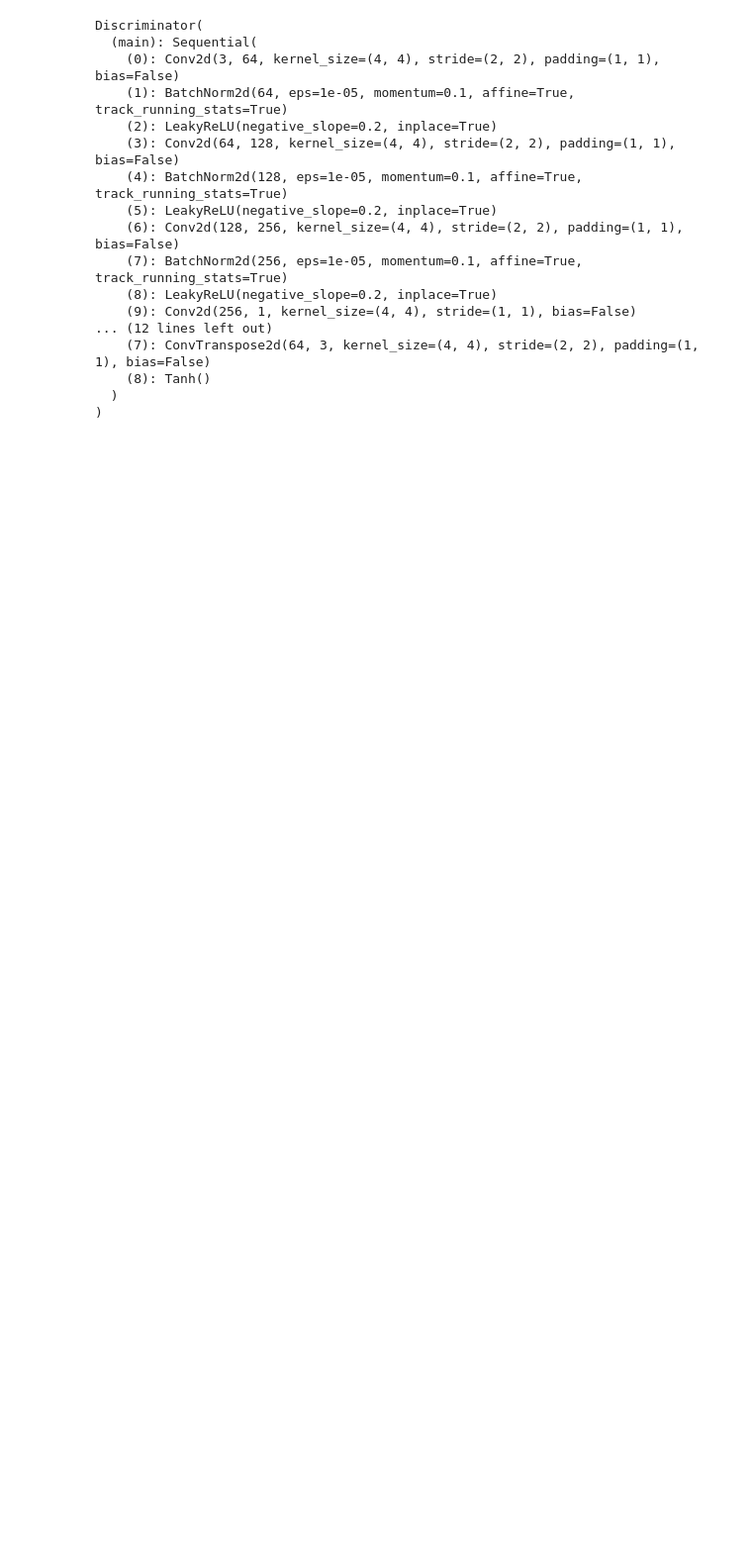
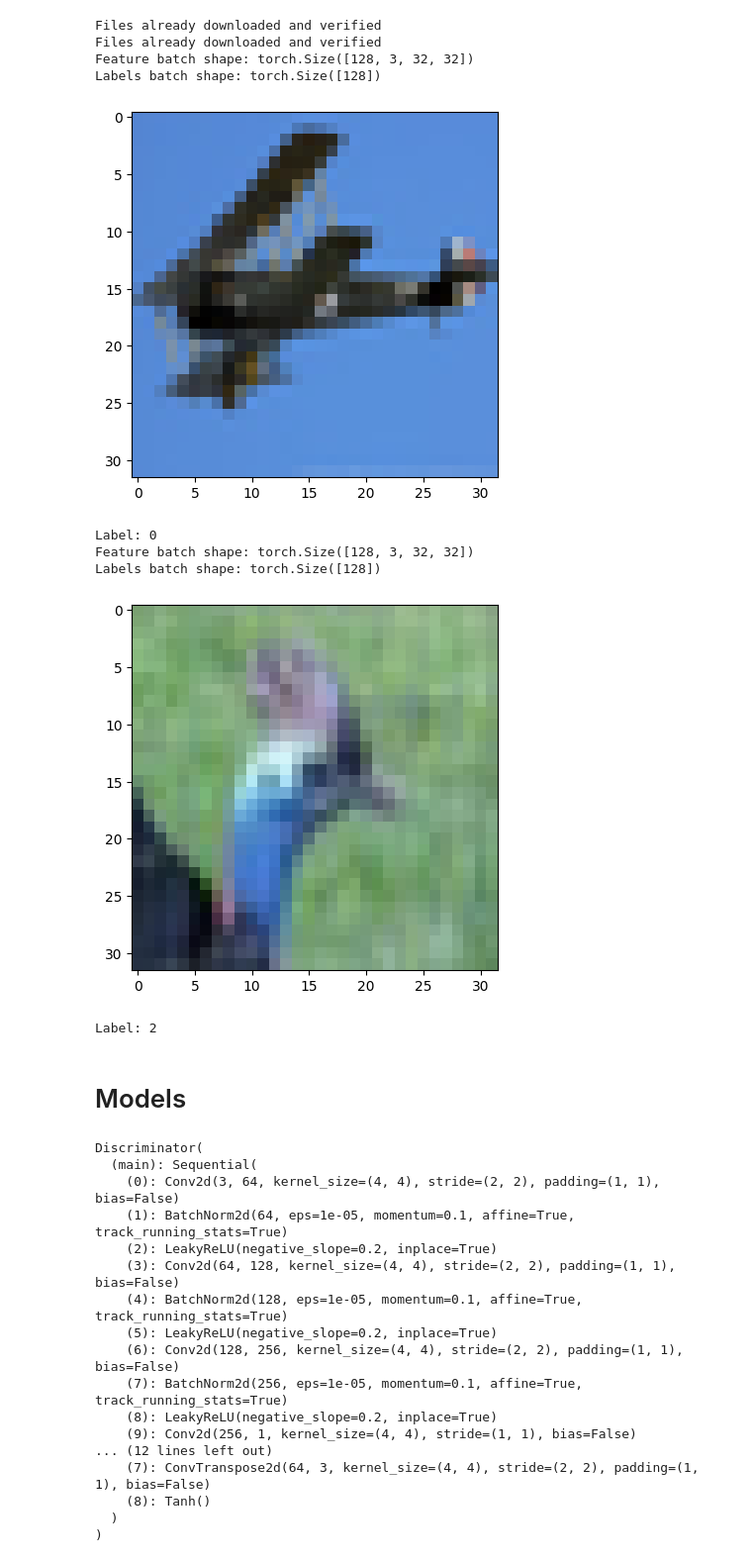
Before and after one commit to krzkro4122/image-generator, a Jupyter notebook: CifarGAN/CifarGAN.ipynb, the cells around one changed output. Shown at 99% size. Saved outputs shown, nothing was run; the diff lists cells and outputs as text; code cells hidden in the pictures; blank space fills up the shorter version.

```diff
--- a/CifarGAN/CifarGAN.ipynb
+++ b/CifarGAN/CifarGAN.ipynb
@@ -30,0 +43,7 @@ Random Seed:  999
+# %%
+image_size = 32
+batch_size = 128
+
+learning_rate = 0.0002
+beta1 = 0.5
+beta2 = 0.999
@@ -95,3 +87,28 @@ KeyboardInterrupt:
+# %%
+# Use the custom dataset in the data loader
+train_dataloader = torch.utils.data.DataLoader(
+    **get_cifar_loader_configuration(is_training=True)
+)
+# Use the custom dataset in the data loader
+test_dataloader = torch.utils.data.DataLoader(
+    **get_cifar_loader_configuration(is_training=False)
+)
+
+show_example_from(train_dataloader)
+show_example_from(test_dataloader)
+# %% [output]
+Files already downloaded and verified
+Files already downloaded and verified
+Feature batch shape: torch.Size([128, 3, 32, 32])
+Labels batch shape: torch.Size([128])
+[figure, added]
+Label: 0
+Feature batch shape: torch.Size([128, 3, 32, 32])
+Labels batch shape: torch.Size([128])
+[figure, added]
+Label: 2
+# %% [markdown]
+# Models
 # %%
 class Discriminator(nn.Module):
     def __init__(self):
```
Also changed, not shown: parts of 12 cells of this notebook, 6 other files.
